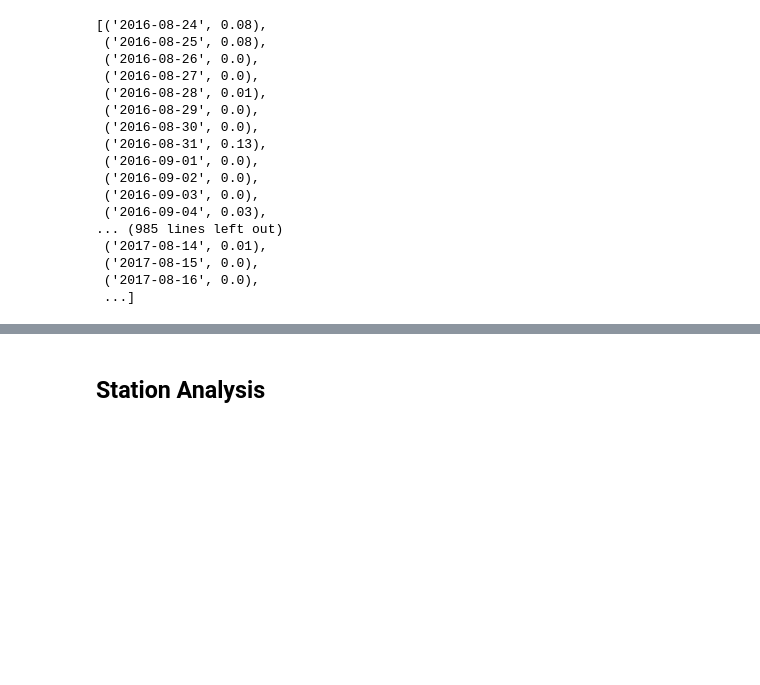
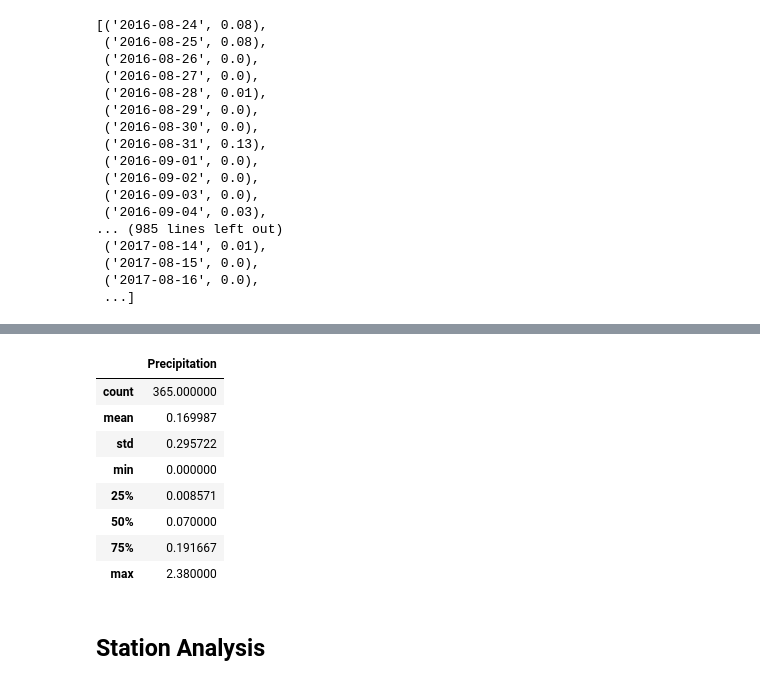
Before and after one commit to roricooper/sql_alchemy-challenge, a Jupyter notebook: climate_starter.ipynb, the cells around one changed output, grey strips where cells are left out. Saved outputs shown, nothing was run; the diff lists cells and outputs as text; code cells hidden in the pictures; blank space fills up the shorter version.

```diff
--- a/climate_starter.ipynb
+++ b/climate_starter.ipynb
@@ -178,0 +174,9 @@ plt.show()
+# %%
+year_of_precip2 = pd.DataFrame(df_precip.mean())
+year_of_precip2=pd.DataFrame(year_of_precip)
+year_of_precip2
+year_of_precip2.describe()
+year_of_precip2.sort_values(by=['Date'])
+year_of_precip2 = pd.DataFrame(df_precip.groupby(["Date"]).mean())
+year_of_precip2.head()
+year_of_precip2.to_csv('year_of_precip2.csv')
@@ -178,0 +195,13 @@ plt.show()
+# %%
+# Use Pandas to calcualte the summary statistics for the AVERAGE precipitation data
+year_of_precip2.describe()
+# %% [output]
+|  | Precipitation |
+| count | 365.000000 |
+| mean | 0.169987 |
+| std | 0.295722 |
+| min | 0.000000 |
+| 25% | 0.008571 |
+| 50% | 0.070000 |
+| 75% | 0.191667 |
+| max | 2.380000 |
```
Also changed, not shown: parts of 34 cells of this notebook.
